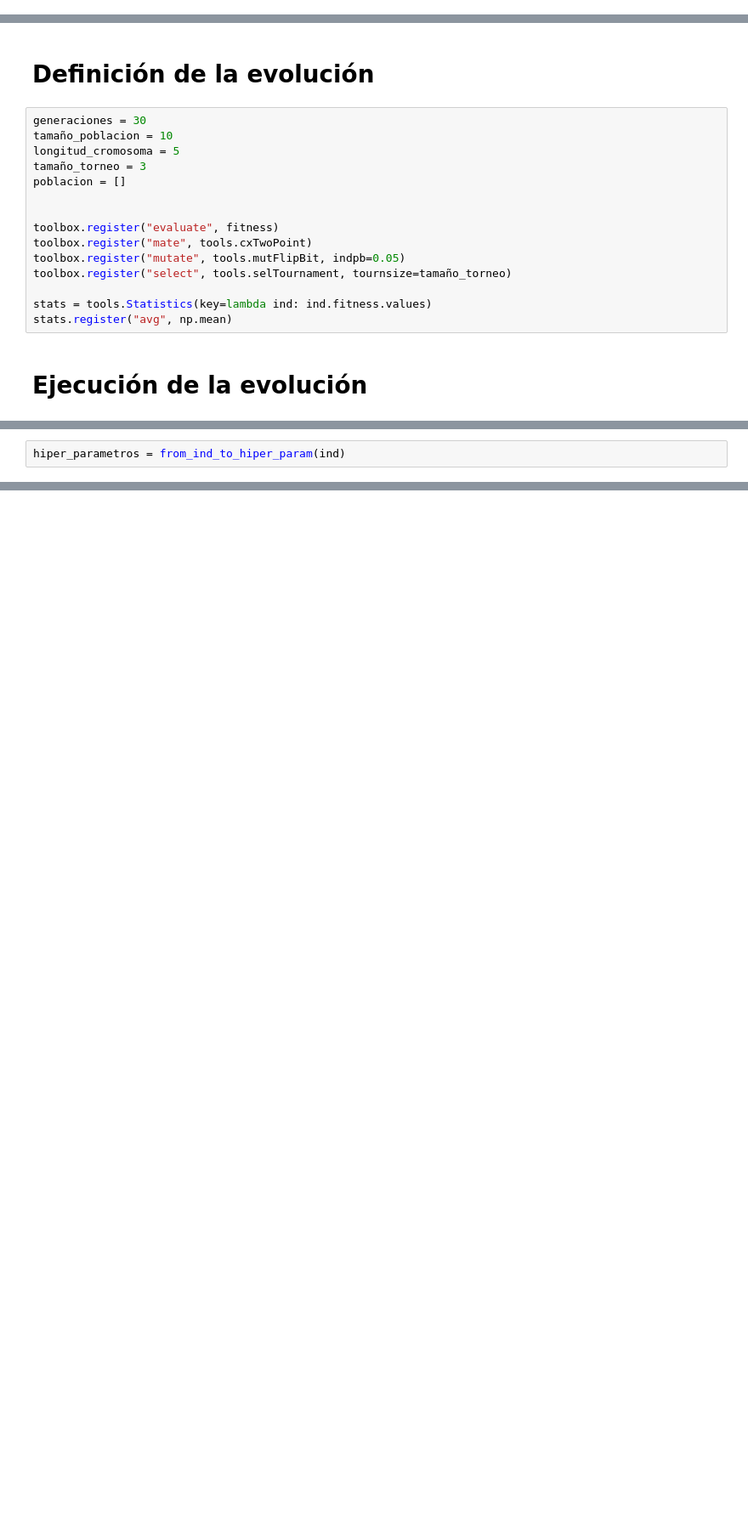
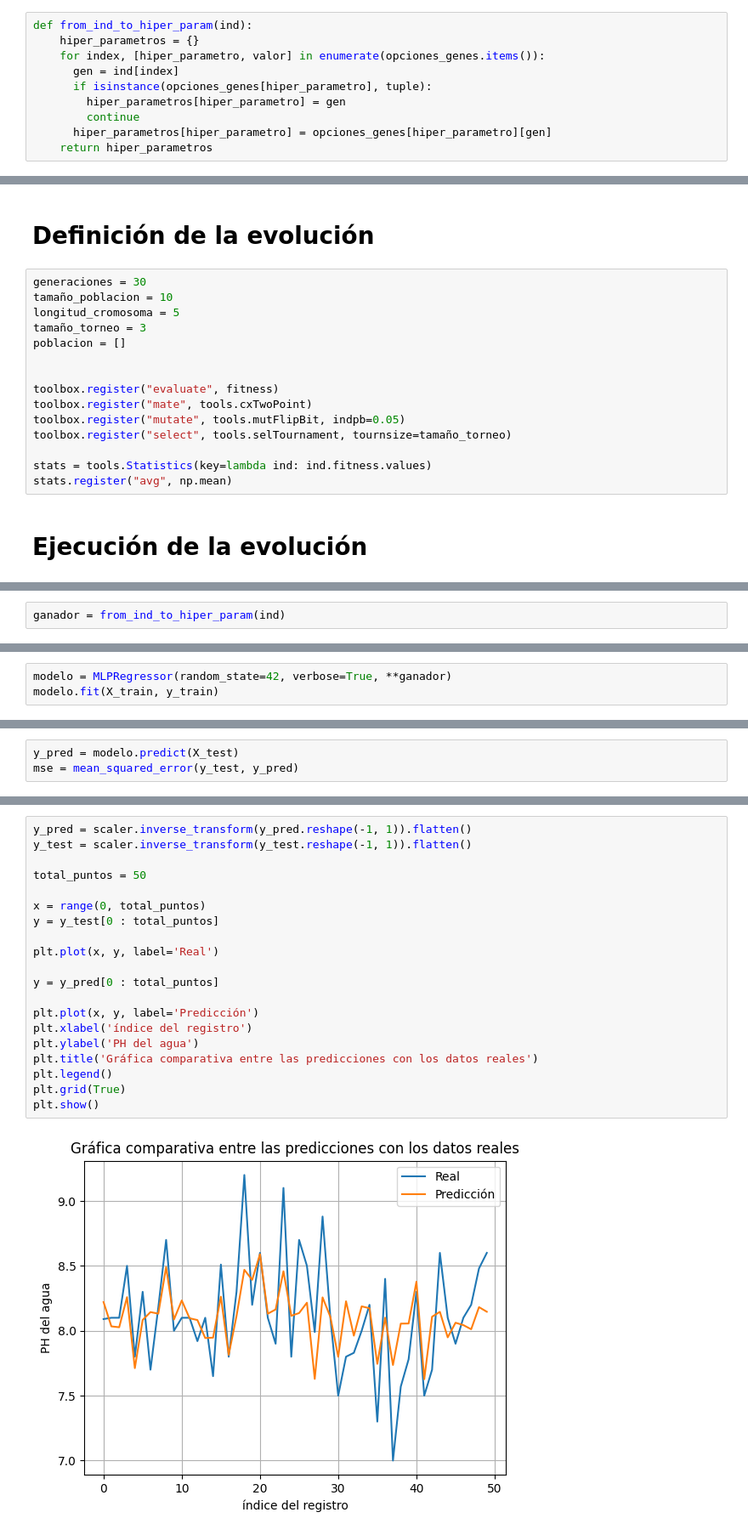
Before and after one commit to Yahred/evolutionary-computation, a Jupyter notebook: EAMLP.ipynb, the cells around one changed output, grey strips where cells are left out. Shown at 85% size. Cells and saved outputs as stored; diff of their text form; blank space fills up the shorter version.

```diff
--- a/EAMLP.ipynb
+++ b/EAMLP.ipynb
@@ -178,3 +169,13 @@ def from_ind_to_hiper_param(ind):
+# %%
+def from_ind_to_hiper_param(ind):
+    hiper_parametros = {}
+    for index, [hiper_parametro, valor] in enumerate(opciones_genes.items()):
+      gen = ind[index]
+      if isinstance(opciones_genes[hiper_parametro], tuple):
+        hiper_parametros[hiper_parametro] = gen
+        continue
+      hiper_parametros[hiper_parametro] = opciones_genes[hiper_parametro][gen]
+    return hiper_parametros
 # %% [markdown]
 # Definición de la evaluación de aptitud
 
@@ -256,2 +241,2 @@ ganador
 # %%
-hiper_parametros = from_ind_to_hiper_param(ind)
+ganador = from_ind_to_hiper_param(ind)
@@ -261,0 +259,3 @@ hiper_parametros
+# %%
+modelo = MLPRegressor(random_state=42, verbose=True, **ganador)
+modelo.fit(X_train, y_train)
@@ -261,0 +270,3 @@ hiper_parametros
+# %%
+y_pred = modelo.predict(X_test)
+mse = mean_squared_error(y_test, y_pred)
@@ -261,0 +279,22 @@ hiper_parametros
+# %%
+y_pred = scaler.inverse_transform(y_pred.reshape(-1, 1)).flatten()
+y_test = scaler.inverse_transform(y_test.reshape(-1, 1)).flatten()
+
+total_puntos = 50
+
+x = range(0, total_puntos)
+y = y_test[0 : total_puntos]
+
+plt.plot(x, y, label='Real')
+
+y = y_pred[0 : total_puntos]
+
+plt.plot(x, y, label='Predicción')
+plt.xlabel('índice del registro')
+plt.ylabel('PH del agua')
+plt.title('Gráfica comparativa entre las predicciones con los datos reales')
+plt.legend()
+plt.grid(True)
+plt.show()
+# %% [output]
+[figure, added]
```
Also changed, not shown: parts of 20 cells of this notebook.
